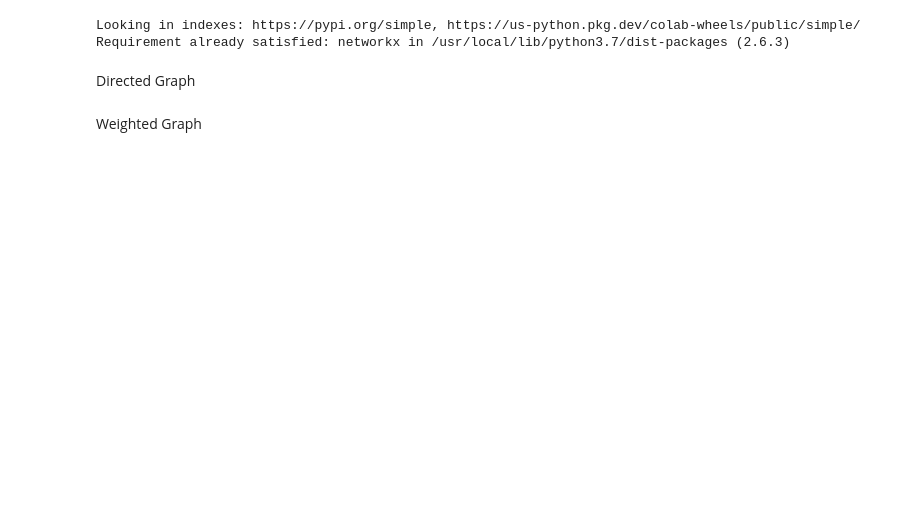
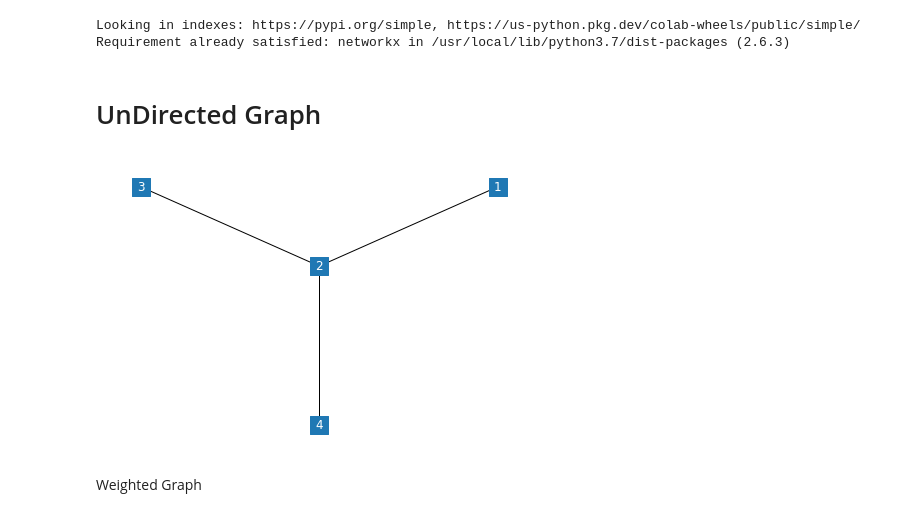
Before and after one commit to arifjamal89/Itrain-Advance-Python, a Jupyter notebook: Day_3.ipynb, the cells around one changed output. Saved outputs shown, nothing was run; the diff lists cells and outputs as text; code cells hidden in the pictures; blank space fills up the shorter version.

```diff
--- a/Day_3.ipynb
+++ b/Day_3.ipynb
@@ -6,20 +6,22 @@ Requirement already satisfied: networkx in /usr/local/lib/python3.7/dist-package
 # %%
 import networkx as nx
 import matplotlib.pyplot as plt
-# %% [markdown]
-Directed Graph
+# %% [markdown]
+# UnDirected Graph
 # %%
 G = nx.Graph()
 
 G.add_node(1)
 G.add_node(2)
 G.add_node(3)
 G.add_node(4)
 
 G.add_edge(1, 2)
 G.add_edge(2, 3)
 G.add_edge(2, 4)
-nx.draw(G, with_labels = True, font_color = 'white', node_shape='s')
+nx.draw(G, pos=nx.kamada_kawai_layout(G), with_labels = True, font_color = 'white', node_shape='s')
+# %% [output]
+[figure, added]
 # %% [markdown]
 Weighted Graph
 # %%
```
Also changed, not shown: parts of 10 cells of this notebook.
